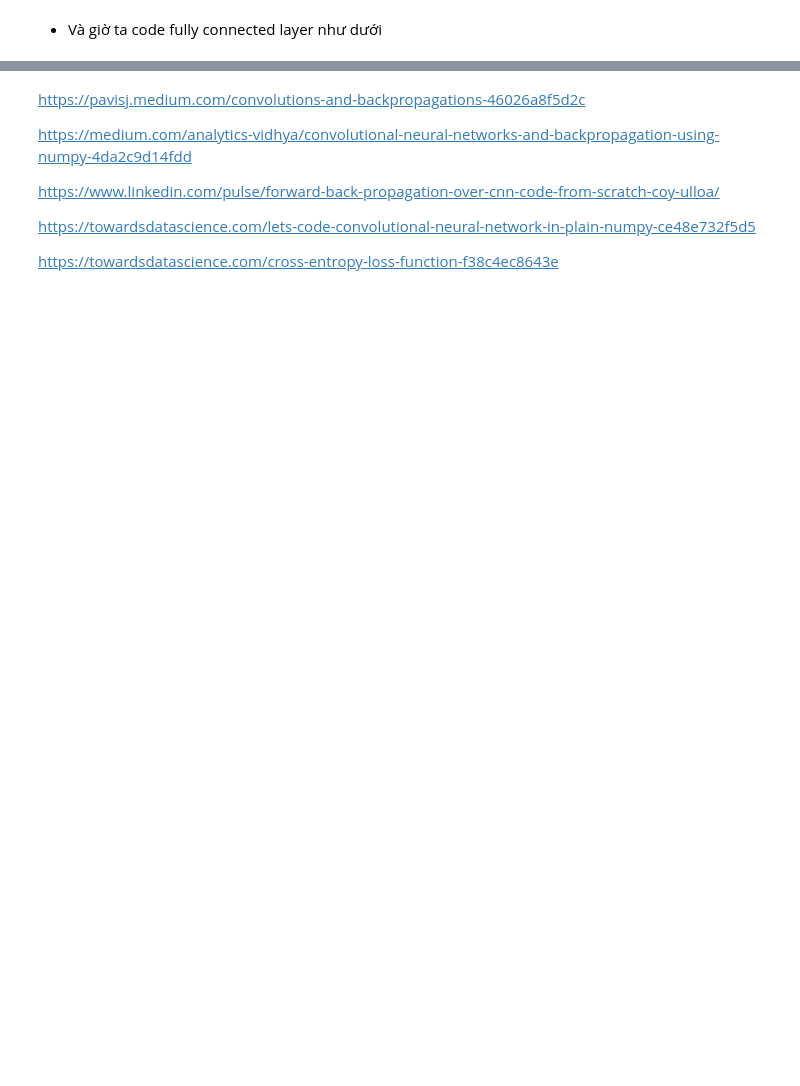
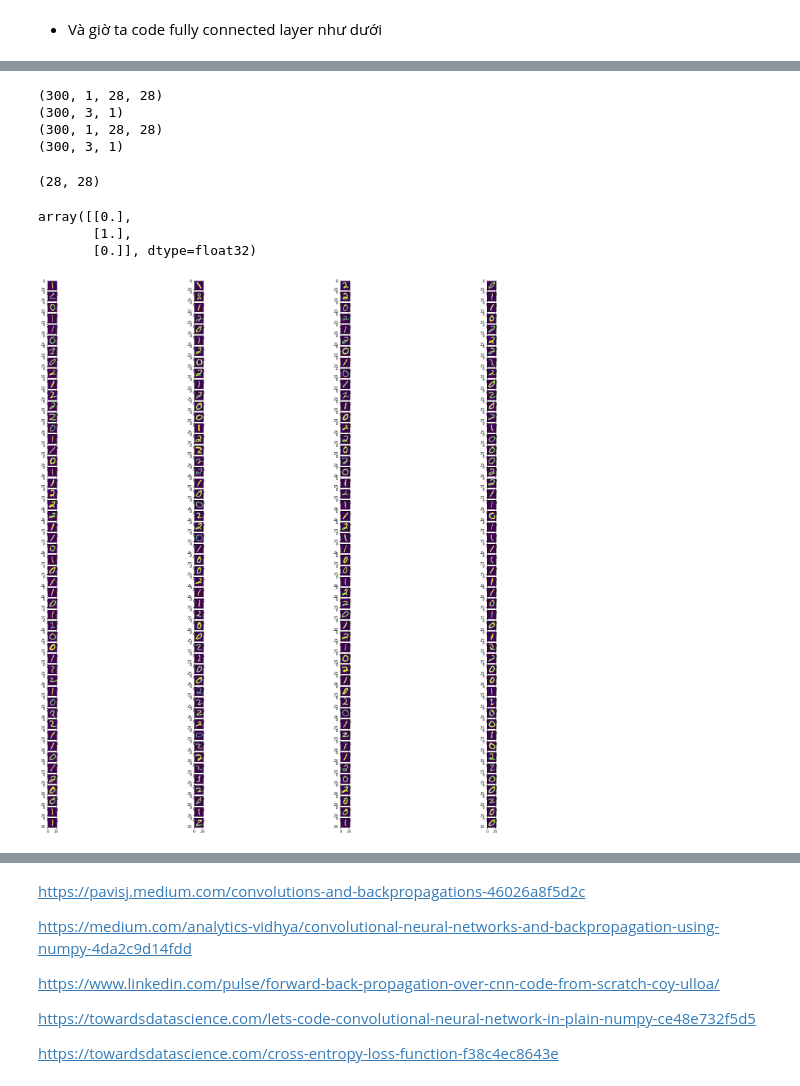
Before and after one commit to JustKidding2K/ADS-CQ18-Project, a Jupyter notebook: APP_CQ18_Project_Nhóm_8.ipynb, the cells around one changed output, grey strips where cells are left out. Saved outputs shown, nothing was run; the diff lists cells and outputs as text; code cells hidden in the pictures; blank space fills up the shorter version.

```diff
--- a/APP_CQ18_Project_Nhóm_8.ipynb
+++ b/APP_CQ18_Project_Nhóm_8.ipynb
@@ -723,0 +769,14 @@ Accuracy: mean=98.637 std=0.082, n=5
+# %%
+# extract 100 img of each class for testing.
+def preprocess_data(x, y, limit):
+
+    zero_index = np.where(y == 0)[0][:limit]
+    one_index = np.where(y == 1)[0][:limit]
+    two_index = np.where(y == 2)[0][:limit]
+    all_indices = np.hstack((zero_index, one_index, two_index))
+    all_indices = np.random.permutation(all_indices)
+    x, y = x[all_indices], y[all_indices]
+    x = x.reshape(len(x), 1, 28, 28)
+    y = np_utils.to_categorical(y)
+    y = y.reshape(len(y), 3, 1)
+    return x, y
@@ -723,0 +791,20 @@ Accuracy: mean=98.637 std=0.082, n=5
+# %%
+print(x_train.shape)
+print(y_train.shape)
+print(x_test.shape)
+print(y_test.shape)
+# %% [output]
+(300, 1, 28, 28)
+(300, 3, 1)
+(300, 1, 28, 28)
+(300, 3, 1)
+# %%
+x_train[0][0].shape
+# %% [output]
+(28, 28)
+# %%
+y_train[0]
+# %% [output]
+array([[0.],
+       [1.],
+       [0.]], dtype=float32)
@@ -723,0 +813,13 @@ Accuracy: mean=98.637 std=0.082, n=5
+# %%
+#visualize input train data
+from matplotlib import pyplot as plt
+fig = plt.figure(figsize=(28, 28))
+columns = 4
+rows = 50
+for i in range(0, columns*rows):
+    img = x_train[i][0]
+    fig.add_subplot(rows, columns, i+1)
+    plt.imshow(img)
+plt.show()
+# %% [output]
+[figure, added]
```
Also changed, not shown: parts of 140 cells of this notebook.
